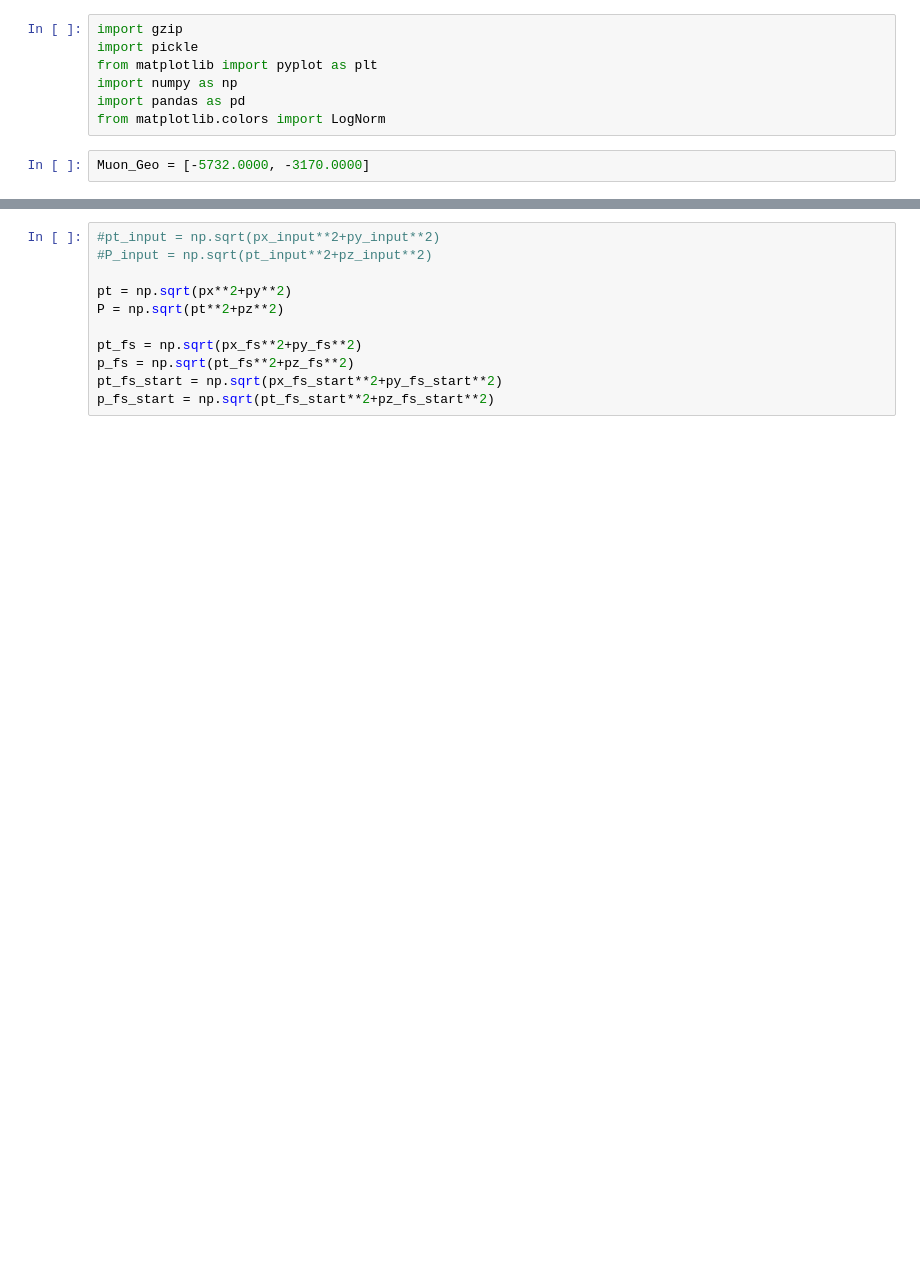
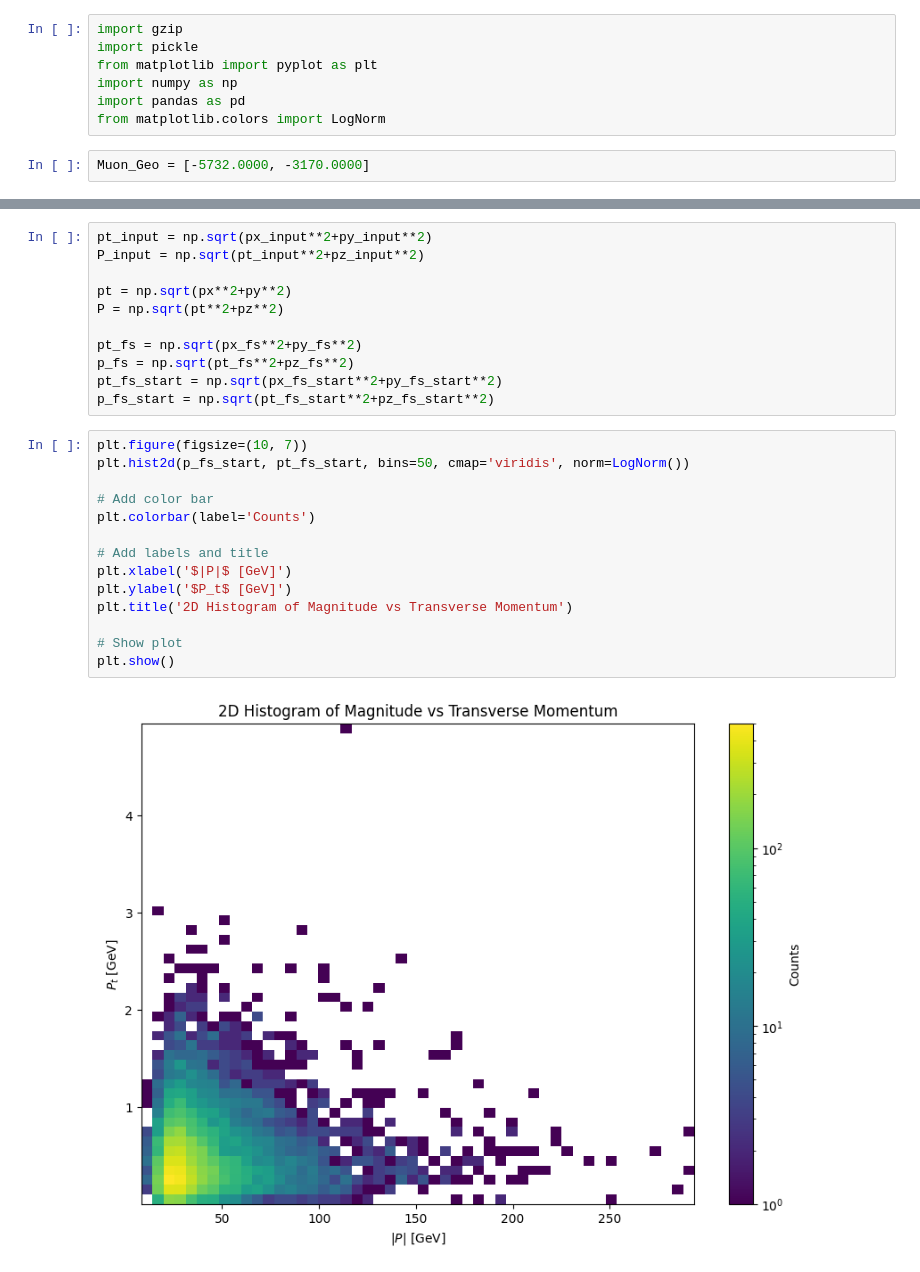
Before and after one commit to lfpc/fairship_simulation, a Jupyter notebook: outputs/scripts/analysis.ipynb, the cells around one changed output, grey strips where cells are left out. Drawn from its saved outputs; the diff is of its cells as text; blank space fills up the shorter version.

```diff
--- a/outputs/scripts/analysis.ipynb
+++ b/outputs/scripts/analysis.ipynb
@@ -25,6 +28,6 @@ px_fs_start,py_fs_start,pz_fs_start,x_start,y_start,z_start,pdg,x_fs,y_fs,z_fs,p
 # %%
-#pt_input = np.sqrt(px_input**2+py_input**2)
-#P_input = np.sqrt(pt_input**2+pz_input**2)
+pt_input = np.sqrt(px_input**2+py_input**2)
+P_input = np.sqrt(pt_input**2+pz_input**2)
 
 pt = np.sqrt(px**2+py**2)
 P = np.sqrt(pt**2+pz**2)
@@ -33,4 +36,20 @@ pt_fs = np.sqrt(px_fs**2+py_fs**2)
 p_fs = np.sqrt(pt_fs**2+pz_fs**2)
 pt_fs_start = np.sqrt(px_fs_start**2+py_fs_start**2)
 p_fs_start = np.sqrt(pt_fs_start**2+pz_fs_start**2)
+# %%
+plt.figure(figsize=(10, 7))
+plt.hist2d(p_fs_start, pt_fs_start, bins=50, cmap='viridis', norm=LogNorm())
+
+# Add color bar
+plt.colorbar(label='Counts')
+
+# Add labels and title
+plt.xlabel('$|P|$ [GeV]')
+plt.ylabel('$P_t$ [GeV]')
+plt.title('2D Histogram of Magnitude vs Transverse Momentum')
+
+# Show plot
+plt.show()
+# %% [output]
+[figure, added]
 # %%
```
Also changed, not shown: parts of 14 cells of this notebook, 3 other files.
